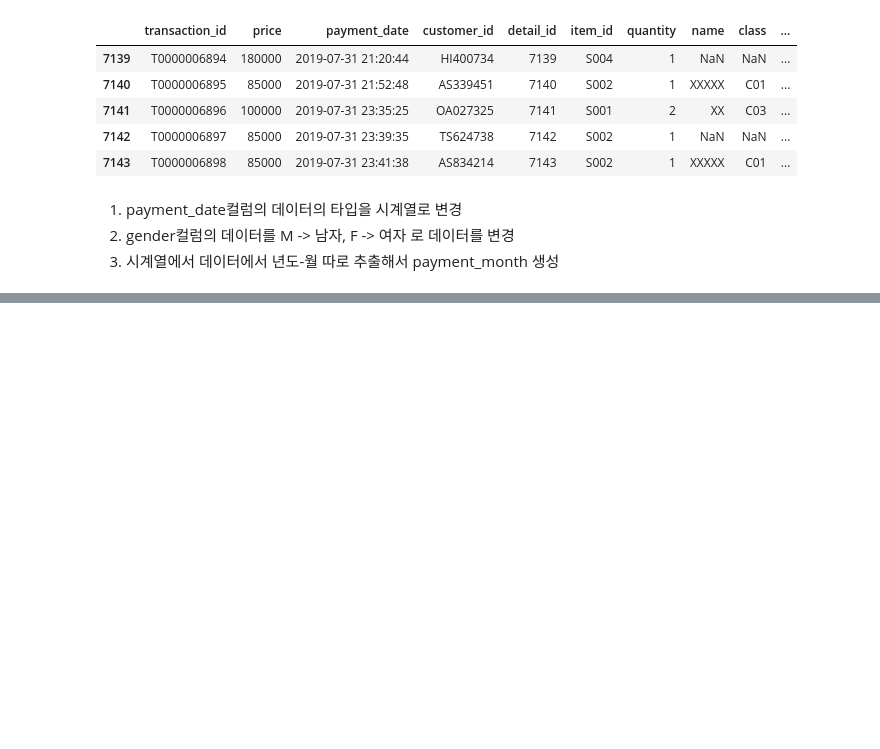
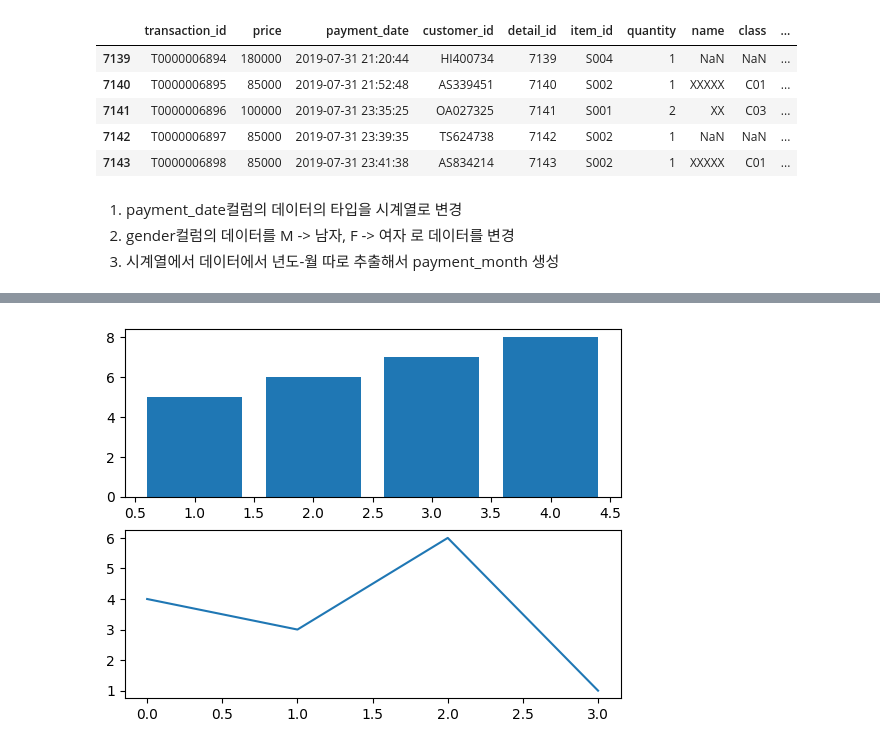
Before and after one commit to Jay-hook/Big-Data-Analysis-Basic, a Jupyter notebook: python/230810/02_tran.ipynb, the cells around one changed output, grey strips where cells are left out. Cells and saved outputs as stored; diff of their text form; code cells hidden in the pictures; blank space fills up the shorter version.

```diff
--- a/python/230810/02_tran.ipynb
+++ b/python/230810/02_tran.ipynb
@@ -135,0 +234,8 @@ memory usage: 948.8+ KB
+# %%
+plt.subplot(2, 1, 1)
+plt.bar([1,2,3,4], [5,6,7,8])
+plt.subplot(2, 1, 2)
+plt.plot([4,3,6,1])
+plt.show()
+# %% [output]
+[figure, added]
```
Also changed, not shown: parts of 21 cells of this notebook, 1 other file.
